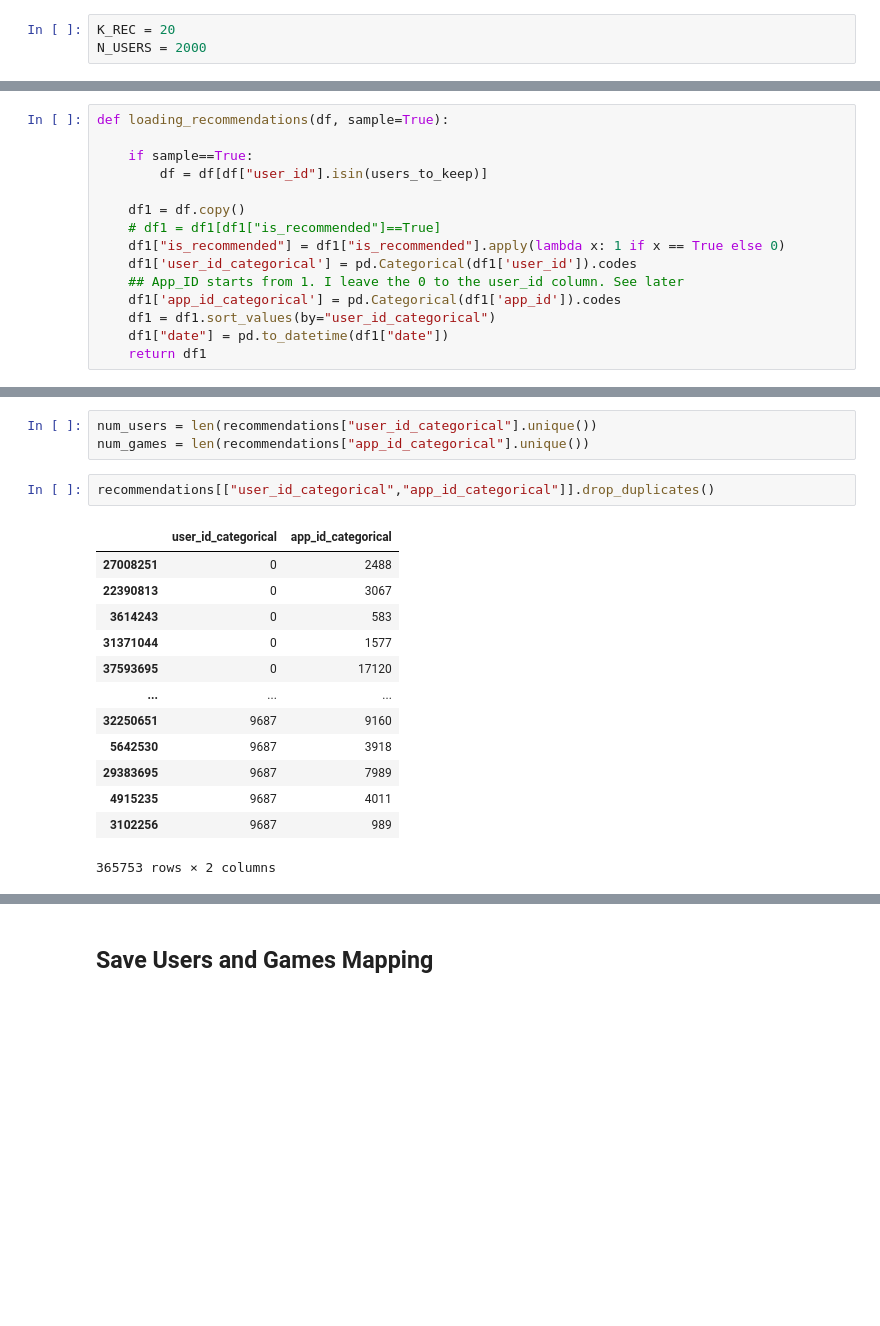
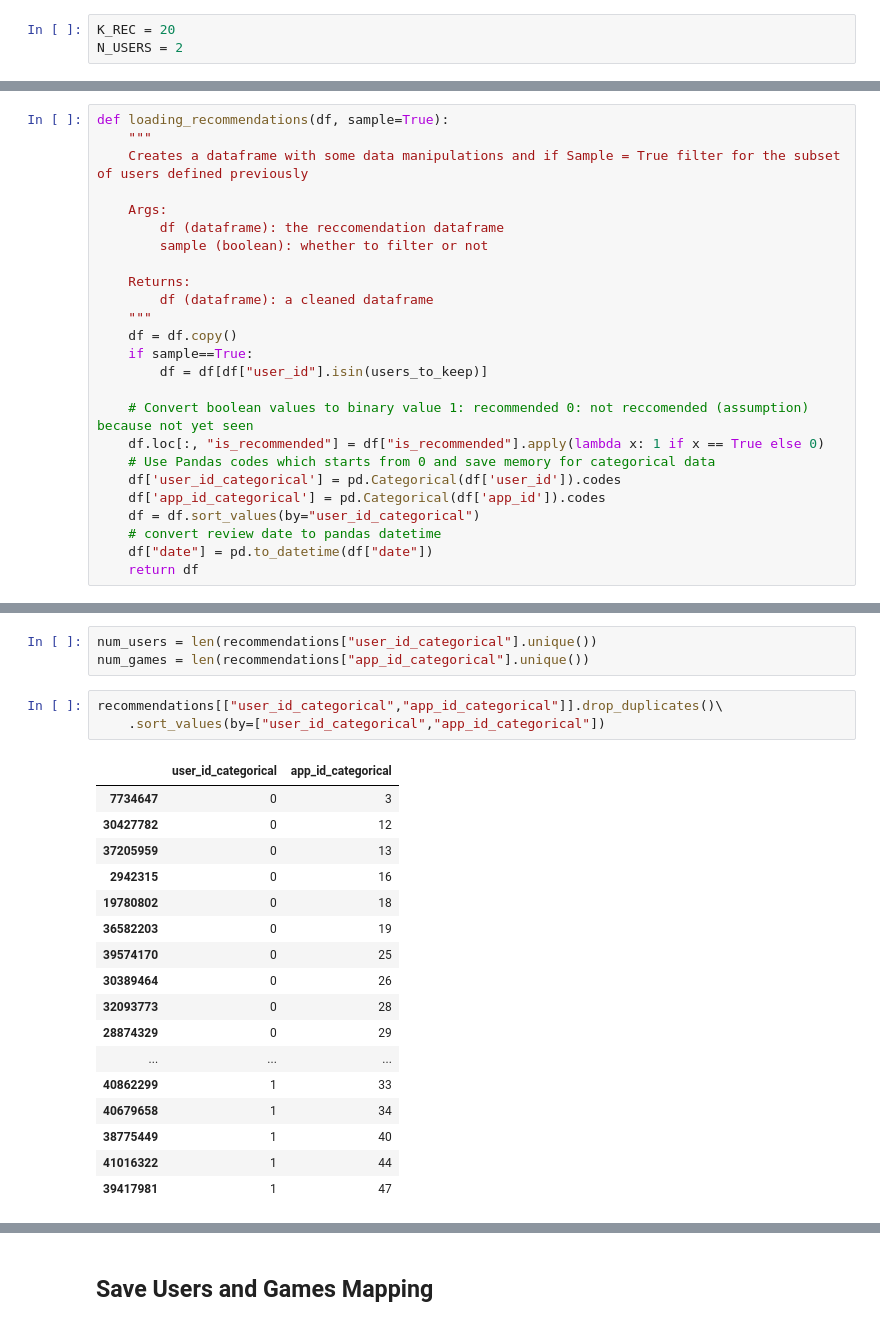
Before and after one commit to Rick0701/Videogames_Reccommendation, a Jupyter notebook: 01.Recommendation_Loading.ipynb, the cells around one changed output, grey strips where cells are left out. Cells and saved outputs as stored; diff of their text form; blank space fills up the shorter version.

```diff
--- a/01.Recommendation_Loading.ipynb
+++ b/01.Recommendation_Loading.ipynb
@@ -22,7 +28,7 @@ pd.set_option('display.float_format', lambda x: '%.1f' % x)
 ## Loading the Recommendation dataset
 # %%
 K_REC = 20
-N_USERS = 2000
+N_USERS = 2
 # %%
 %run "0.Splitting_Reading_Recommendation_File.ipynb"
 # %%
@@ -83,18 +91,28 @@ First five users id [11203022 12827342 11719330  9553563 11051045]
-# %%
-def loading_recommendations(df, sample=True):
-
-    if sample==True:
-        df = df[df["user_id"].isin(users_to_keep)]
-
-    df1 = df.copy()
-    # df1 = df1[df1["is_recommended"]==True]
-    df1["is_recommended"] = df1["is_recommended"].apply(lambda x: 1 if x == True else 0)
-    df1['user_id_categorical'] = pd.Categorical(df1['user_id']).codes
-    ## App_ID starts from 1. I leave the 0 to the user_id column. See later
-    df1['app_id_categorical'] = pd.Categorical(df1['app_id']).codes
-    df1 = df1.sort_values(by="user_id_categorical")
-    df1["date"] = pd.to_datetime(df1["date"])
-    return df1
+# %%
+def loading_recommendations(df, sample=True):
+    """
+    Creates a dataframe with some data manipulations and if Sample = True filter for the subset of users defined previously
+
+    Args:
+        df (dataframe): the reccomendation dataframe
+        sample (boolean): whether to filter or not
+
+    Returns:
+        df (dataframe): a cleaned dataframe
+    """
+    df = df.copy()
+    if sample==True:
+        df = df[df["user_id"].isin(users_to_keep)]
+
+    # Convert boolean values to binary value 1: recommended 0: not reccomended (assumption) because not yet seen
+    df.loc[:, "is_recommended"] = df["is_recommended"].apply(lambda x: 1 if x == True else 0)
+    # Use Pandas codes which starts from 0 and save memory for categorical data
+    df['user_id_categorical'] = pd.Categorical(df['user_id']).codes
+    df['app_id_categorical'] = pd.Categorical(df['app_id']).codes
+    df = df.sort_values(by="user_id_categorical")
+    # convert review date to pandas datetime
+    df["date"] = pd.to_datetime(df["date"])
+    return df
 # %%
 recommendations = loading_recommendations(recommendations_df)
 recommendations
@@ -134,20 +154,25 @@ recommendations.shape
 num_users = len(recommendations["user_id_categorical"].unique())
 num_games = len(recommendations["app_id_categorical"].unique())
 # %%
-recommendations[["user_id_categorical","app_id_categorical"]].drop_duplicates()
+recommendations[["user_id_categorical","app_id_categorical"]].drop_duplicates()\
+    .sort_values(by=["user_id_categorical","app_id_categorical"])
 # %% [output]
 |  | user_id_categorical | app_id_categorical |
-| 27008251 | 0 | 2488 |
-| 22390813 | 0 | 3067 |
-| 3614243 | 0 | 583 |
-| 31371044 | 0 | 1577 |
-| 37593695 | 0 | 17120 |
+| 7734647 | 0 | 3 |
+| 30427782 | 0 | 12 |
+| 37205959 | 0 | 13 |
+| 2942315 | 0 | 16 |
+| 19780802 | 0 | 18 |
+| 36582203 | 0 | 19 |
+| 39574170 | 0 | 25 |
+| 30389464 | 0 | 26 |
+| 32093773 | 0 | 28 |
+| 28874329 | 0 | 29 |
 | ... | ... | ... |
-| 32250651 | 9687 | 9160 |
-| 5642530 | 9687 | 3918 |
-| 29383695 | 9687 | 7989 |
-| 4915235 | 9687 | 4011 |
-| 3102256 | 9687 | 989 |
+| 40862299 | 1 | 33 |
+| 40679658 | 1 | 34 |
+| 38775449 | 1 | 40 |
+| 41016322 | 1 | 44 |
+| 39417981 | 1 | 47 |
-365753 rows × 2 columns
 # %%
 def build_user_game_matrix(num_usr, num_gms):
```
Also changed, not shown: parts of 15 cells of this notebook, 12 other files.
